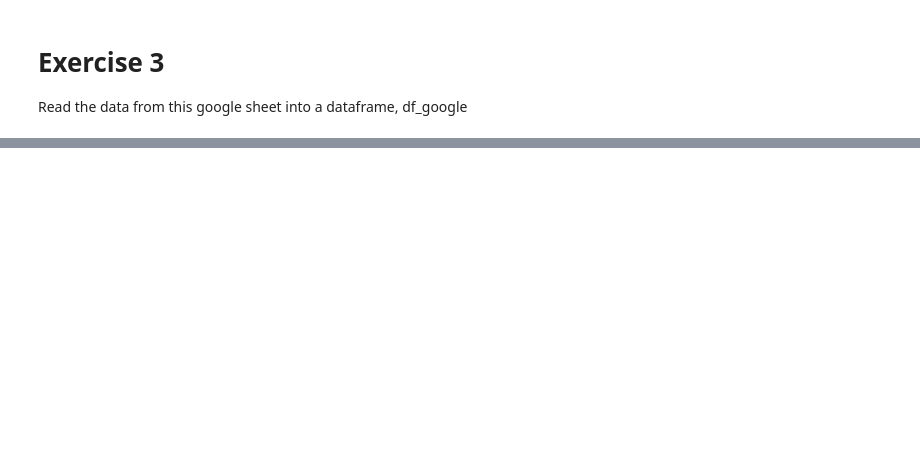
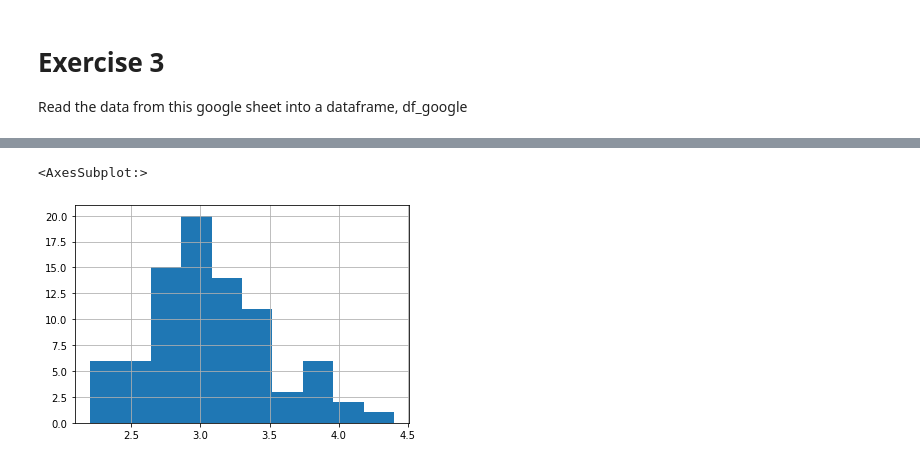
Before and after one commit to katherinesalazar/classification-exercises, a Jupyter notebook: classification_exercises.ipynb, the cells around one changed output, grey strips where cells are left out. Saved outputs shown, nothing was run; the diff lists cells and outputs as text; code cells hidden in the pictures; blank space fills up the shorter version.

```diff
--- a/classification_exercises.ipynb
+++ b/classification_exercises.ipynb
@@ -410,0 +364,6 @@ Embarked has 3 unique values.
+# %%
+#histogram for sepal_width
+train.sepal_width.hist()
+# %% [output]
+<AxesSubplot:>
+[figure, added]
```
Also changed, not shown: parts of 115 cells of this notebook.
